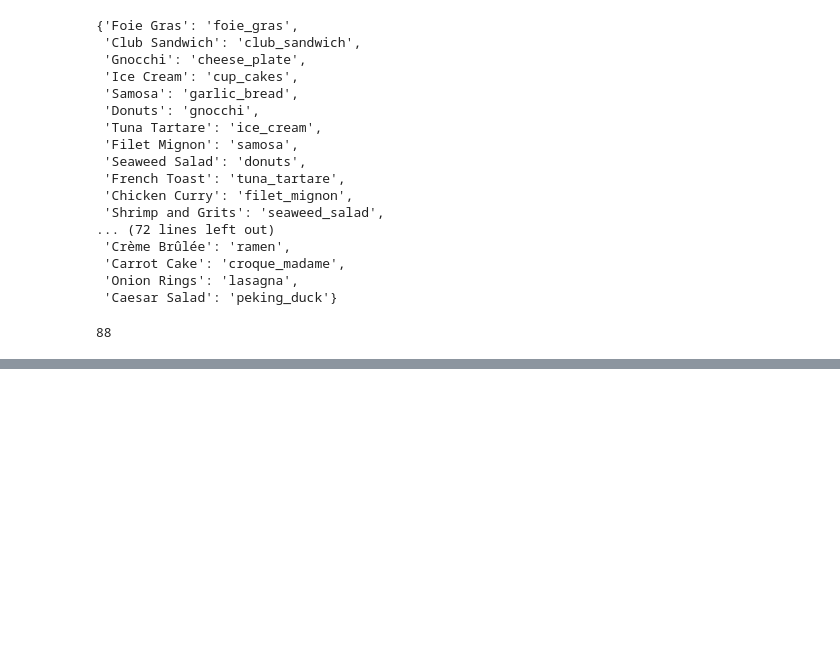
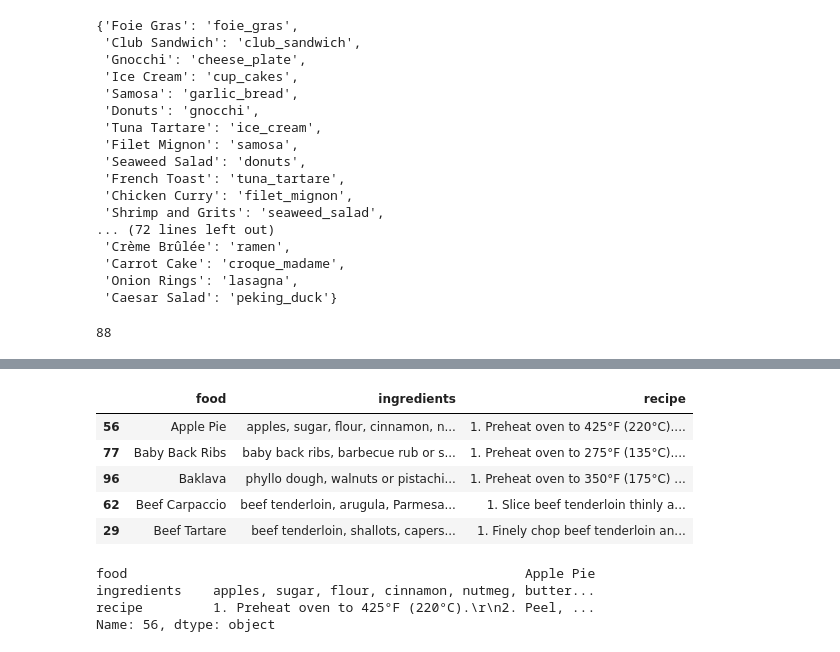
Before and after one commit to varunbwaj/AIWR, a Jupyter notebook: main1.ipynb, the cells around one changed output, grey strips where cells are left out. Cells and saved outputs as stored; diff of their text form; code cells hidden in the pictures; blank space fills up the shorter version.

```diff
--- a/main1.ipynb
+++ b/main1.ipynb
@@ -516,0 +593,17 @@ df
+# %%
+df.sort_values('food',inplace=True)
+df.head()
+# %% [output]
+|  | food | ingredients | recipe |
+| 56 | Apple Pie | apples, sugar, flour, cinnamon, n... | 1. Preheat oven to 425°F (220°C).... |
+| 77 | Baby Back Ribs | baby back ribs, barbecue rub or s... | 1. Preheat oven to 275°F (135°C).... |
+| 96 | Baklava | phyllo dough, walnuts or pistachi... | 1. Preheat oven to 350°F (175°C) ... |
+| 62 | Beef Carpaccio | beef tenderloin, arugula, Parmesa... | 1. Slice beef tenderloin thinly a... |
+| 29 | Beef Tartare | beef tenderloin, shallots, capers... | 1. Finely chop beef tenderloin an... |
+# %%
+df.iloc[0]
+# %% [output]
+food                                                   Apple Pie
+ingredients    apples, sugar, flour, cinnamon, nutmeg, butter...
+recipe         1. Preheat oven to 425°F (220°C).\r\n2. Peel, ...
+Name: 56, dtype: object
```
Also changed, not shown: parts of 13 cells of this notebook, 7 other files.
